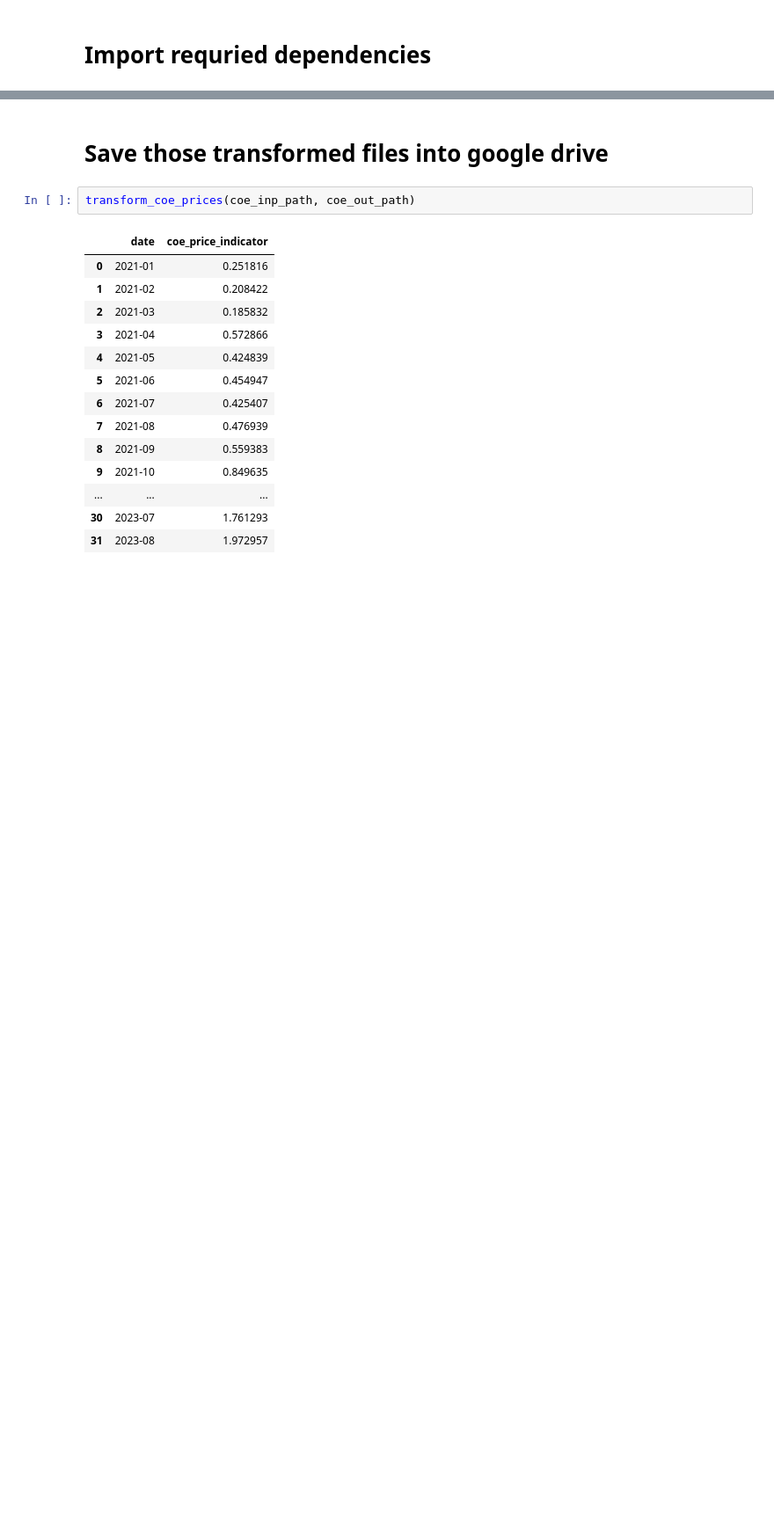
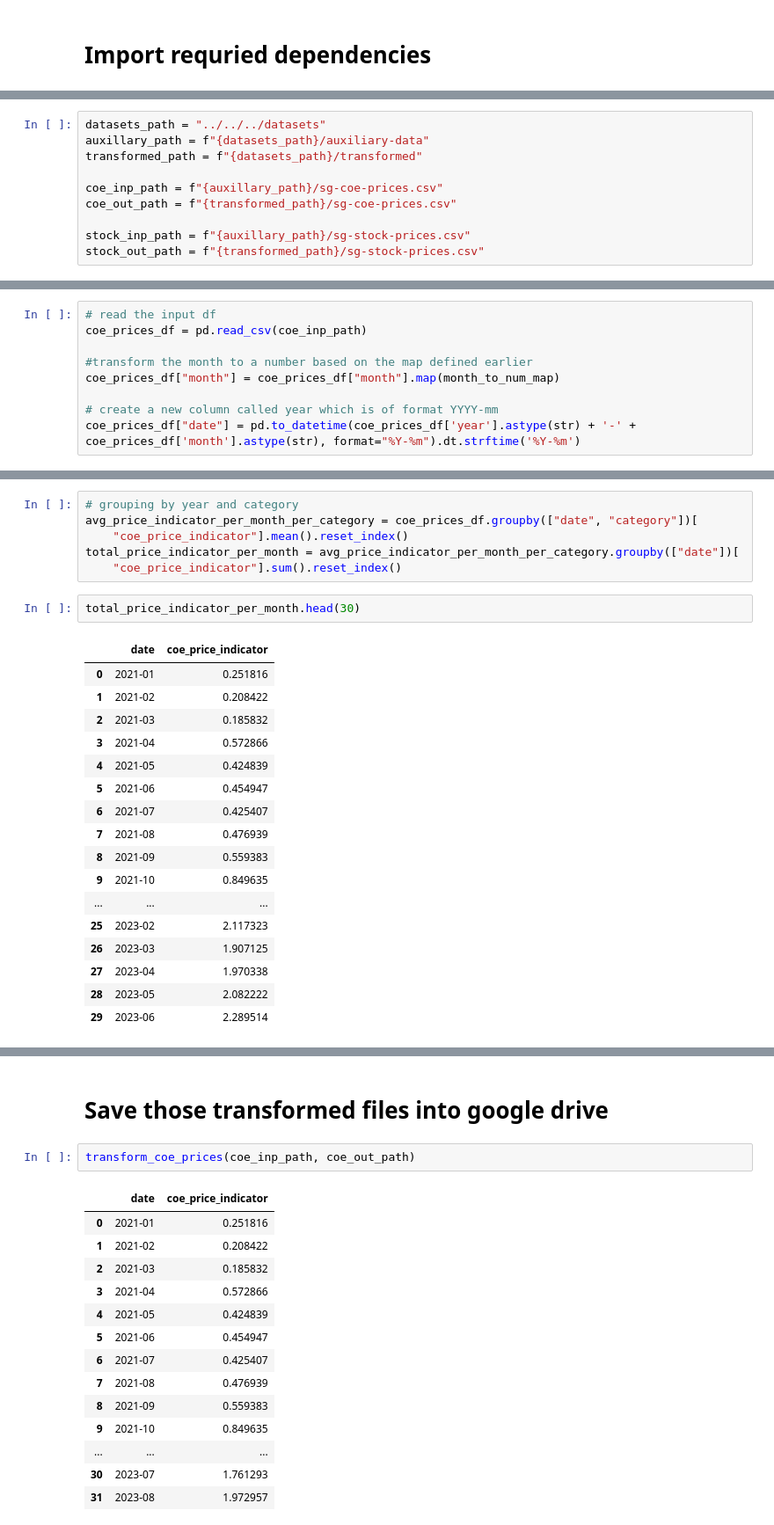
Before and after one commit to ParasharaRamesh/Home-sweet-home, a Jupyter notebook: data/analysis/auxillary datasets/Get Economic Indicators from aux data.ipynb, the cells around one changed output, grey strips where cells are left out. Shown at 88% size. Drawn from its saved outputs; the diff is of its cells as text; blank space fills up the shorter version.

Commit message:
finished the ipynb clearning of coe ... now have to do the stock auxiliary dataset

```diff
--- a/data/analysis/auxillary datasets/Get Economic Indicators from aux data.ipynb
+++ b/data/analysis/auxillary datasets/Get Economic Indicators from aux data.ipynb
@@ -25,0 +9,10 @@ coe_out_path = f"{transformed_dataset_path}/sg-coe-prices.csv"
+# %%
+datasets_path = "../../../datasets"
+auxillary_path = f"{datasets_path}/auxiliary-data"
+transformed_path = f"{datasets_path}/transformed"
+
+coe_inp_path = f"{auxillary_path}/sg-coe-prices.csv"
+coe_out_path = f"{transformed_path}/sg-coe-prices.csv"
+
+stock_inp_path = f"{auxillary_path}/sg-stock-prices.csv"
+stock_out_path = f"{transformed_path}/sg-stock-prices.csv"
@@ -25,0 +65,9 @@ coe_out_path = f"{transformed_dataset_path}/sg-coe-prices.csv"
+# %%
+# read the input df
+coe_prices_df = pd.read_csv(coe_inp_path)
+
+#transform the month to a number based on the map defined earlier
+coe_prices_df["month"] = coe_prices_df["month"].map(month_to_num_map)
+
+# create a new column called year which is of format YYYY-mm
+coe_prices_df["date"] = pd.to_datetime(coe_prices_df['year'].astype(str) + '-' + coe_prices_df['month'].astype(str), format="%Y-%m").dt.strftime('%Y-%m')
@@ -25,0 +102,26 @@ coe_out_path = f"{transformed_dataset_path}/sg-coe-prices.csv"
+# %%
+# grouping by year and category
+avg_price_indicator_per_month_per_category = coe_prices_df.groupby(["date", "category"])[
+    "coe_price_indicator"].mean().reset_index()
+total_price_indicator_per_month = avg_price_indicator_per_month_per_category.groupby(["date"])[
+    "coe_price_indicator"].sum().reset_index()
+# %%
+total_price_indicator_per_month.head(30)
+# %% [output]
+|  | date | coe_price_indicator |
+| 0 | 2021-01 | 0.251816 |
+| 1 | 2021-02 | 0.208422 |
+| 2 | 2021-03 | 0.185832 |
+| 3 | 2021-04 | 0.572866 |
+| 4 | 2021-05 | 0.424839 |
+| 5 | 2021-06 | 0.454947 |
+| 6 | 2021-07 | 0.425407 |
+| 7 | 2021-08 | 0.476939 |
+| 8 | 2021-09 | 0.559383 |
+| 9 | 2021-10 | 0.849635 |
+| ... | ... | ... |
+| 25 | 2023-02 | 2.117323 |
+| 26 | 2023-03 | 1.907125 |
+| 27 | 2023-04 | 1.970338 |
+| 28 | 2023-05 | 2.082222 |
+| 29 | 2023-06 | 2.289514 |
```
Also changed, not shown: parts of 17 cells of this notebook, 2 other files.
